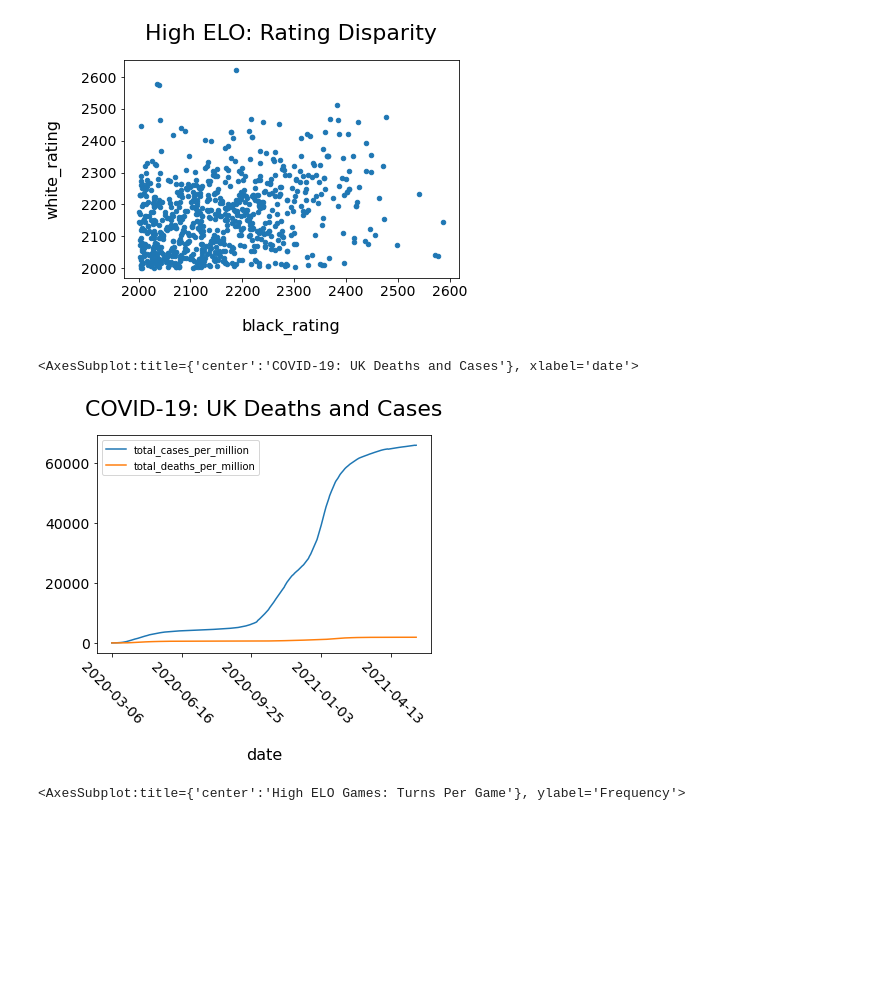
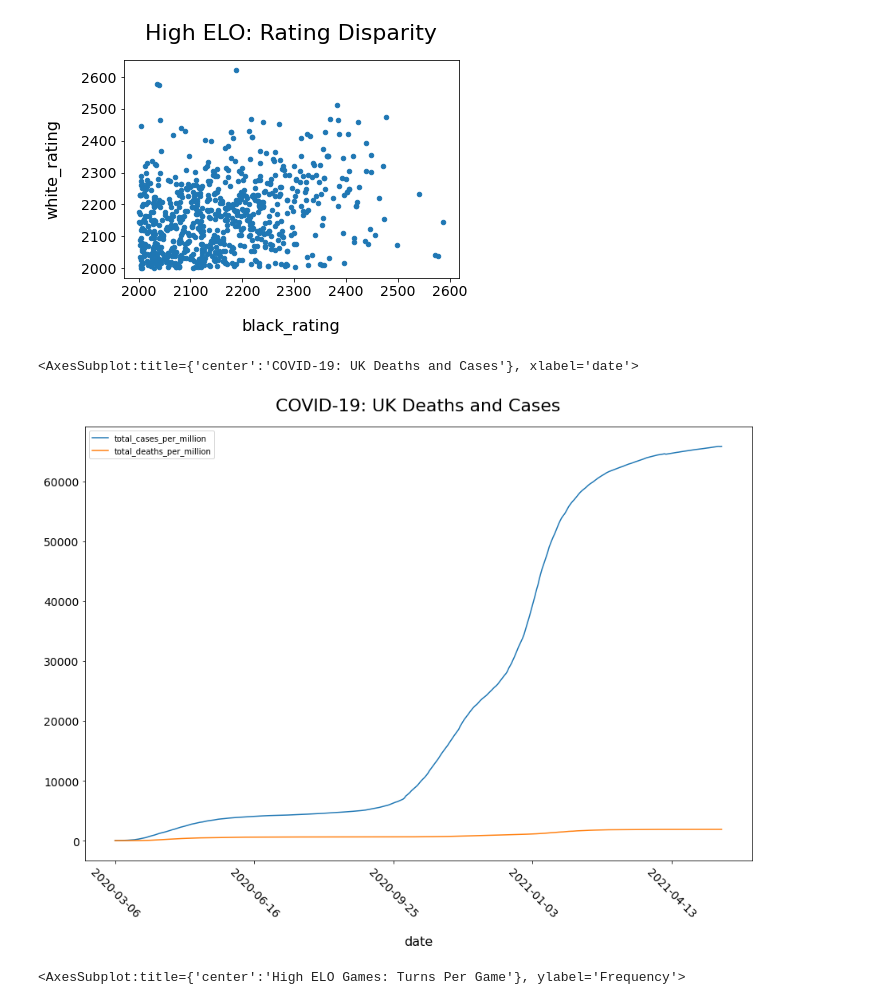
Before and after one commit to Squ4nchy/data_visualisation, a Jupyter notebook: data_visualisation.ipynb, the cells around one changed output. Drawn from its saved outputs; the diff is of its cells as text; code cells hidden in the pictures; blank space fills up the shorter version.

```diff
--- a/data_visualisation.ipynb
+++ b/data_visualisation.ipynb
@@ -26,17 +29,24 @@ d ={
 plt.rcParams.update(d)
 # %%
-def figure_elements(size_x, size_y,
-                    title=None, x_label=None, y_label=None):
+def figure_elements(x_size, y_size,
+                    title=None, x_label=None,
+                    y_label=None, grid_on=False
+                   ):
 
     fig, ax = plt.subplots()
 
     # Set figure size
-    fig.set_size_inches(size_x, size_y)
+    fig.set_size_inches(x_size, y_size)
 
     # set a title and labels
     ax.set_title(title)
     ax.set_xlabel(x_label)
     ax.set_ylabel(y_label)
 
+    # Set a dashed grid background for plots
+    if grid_on is True:
+        ax.grid(color='gray', linestyle='dashed')
+        ax.set_axisbelow(True)
+
     return(fig, ax)
 # %%
@@ -155,10 +189,11 @@ high_rated.plot.scatter(x='black_rating', y='white_rating', title='High ELO: Rat
 cov_columns = covid_to_date.columns
 cov_columns = [x for x in cov_columns if x not in ['total_deaths_per_million', 'total_cases_per_million', 'date']]
 # %%
-covid_to_date.drop(cov_columns, axis=1).plot.line(x='date', title='COVID-19: UK Deaths and Cases', rot=-45)
+fig, ax = figure_elements(15, 10)
+covid_to_date.drop(cov_columns, axis=1).plot.line(ax=ax, x='date', title='COVID-19: UK Deaths and Cases', rot=-45)
 # %% [output]
 <AxesSubplot:title={'center':'COVID-19: UK Deaths and Cases'}, xlabel='date'>
-[figure, old version]
+[figure, new version]
 # %%
 high_rated['turns'].plot.hist(title='High ELO Games: Turns Per Game')
 # %% [output]
```
Also changed, not shown: parts of 42 cells of this notebook, 1 other file.
